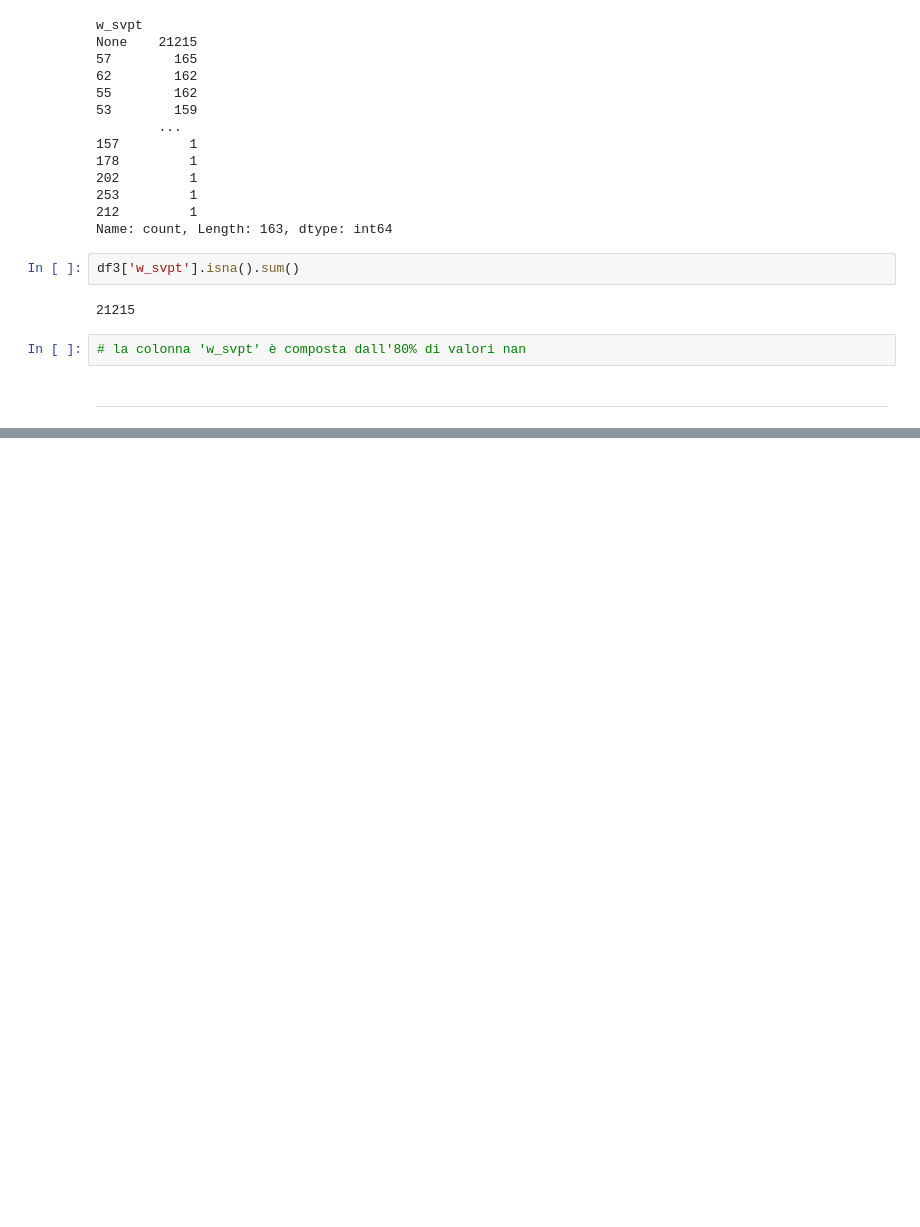
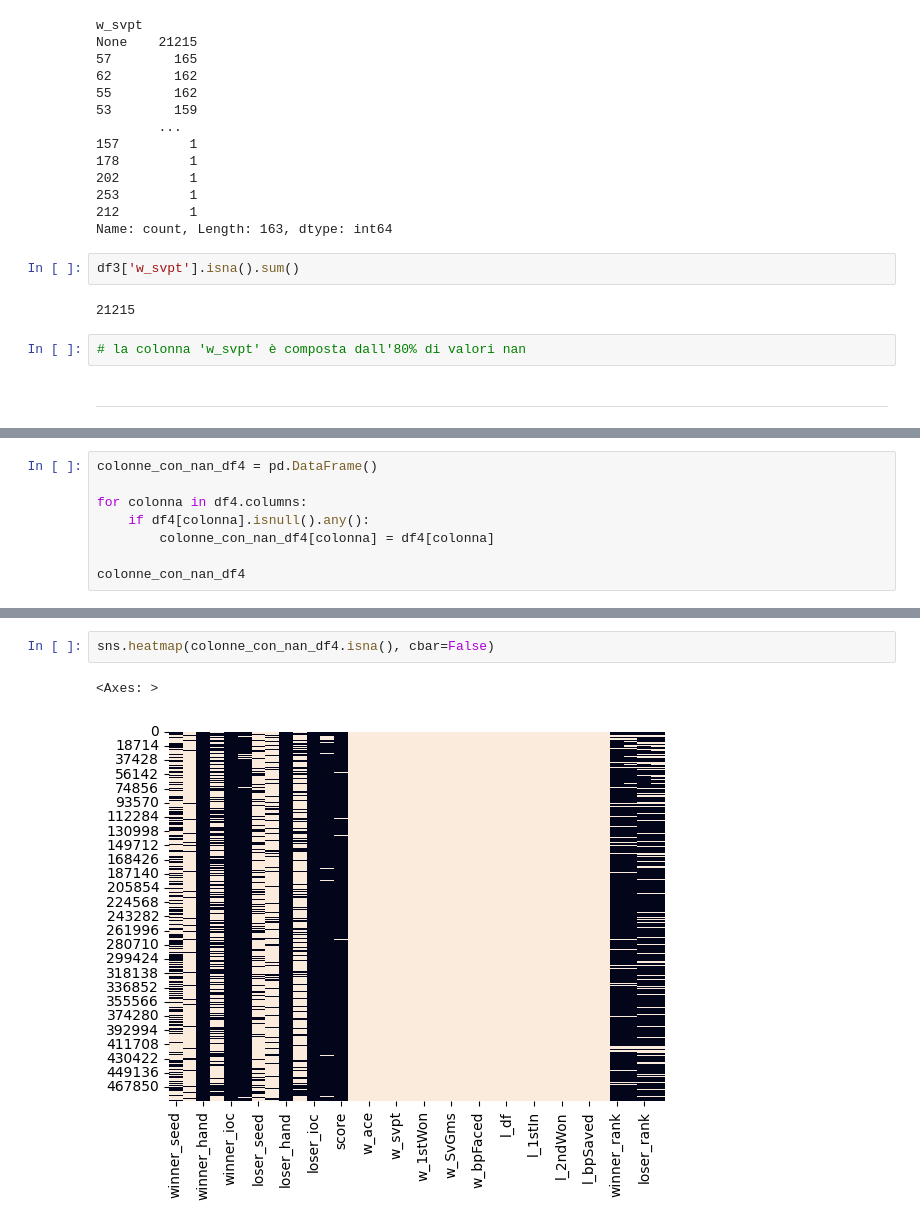
Before and after one commit to lebondon/Tennis_data_study, a Jupyter notebook: aggregated_matches_atp/controllo_nan_atp.ipynb, the cells around one changed output, grey strips where cells are left out. Drawn from its saved outputs; the diff is of its cells as text; blank space fills up the shorter version.

```diff
--- a/aggregated_matches_atp/controllo_nan_atp.ipynb
+++ b/aggregated_matches_atp/controllo_nan_atp.ipynb
@@ -1984,0 +2353,8 @@ df3['w_svpt'].isna().sum()
+# %%
+colonne_con_nan_df4 = pd.DataFrame()
+
+for colonna in df4.columns:
+    if df4[colonna].isnull().any():
+        colonne_con_nan_df4[colonna] = df4[colonna]
+
+colonne_con_nan_df4
@@ -1984,0 +2375,5 @@ df3['w_svpt'].isna().sum()
+# %%
+sns.heatmap(colonne_con_nan_df4.isna(), cbar=False)
+# %% [output]
+<Axes: >
+[figure, added]
```
Also changed, not shown: parts of 145 cells of this notebook.
